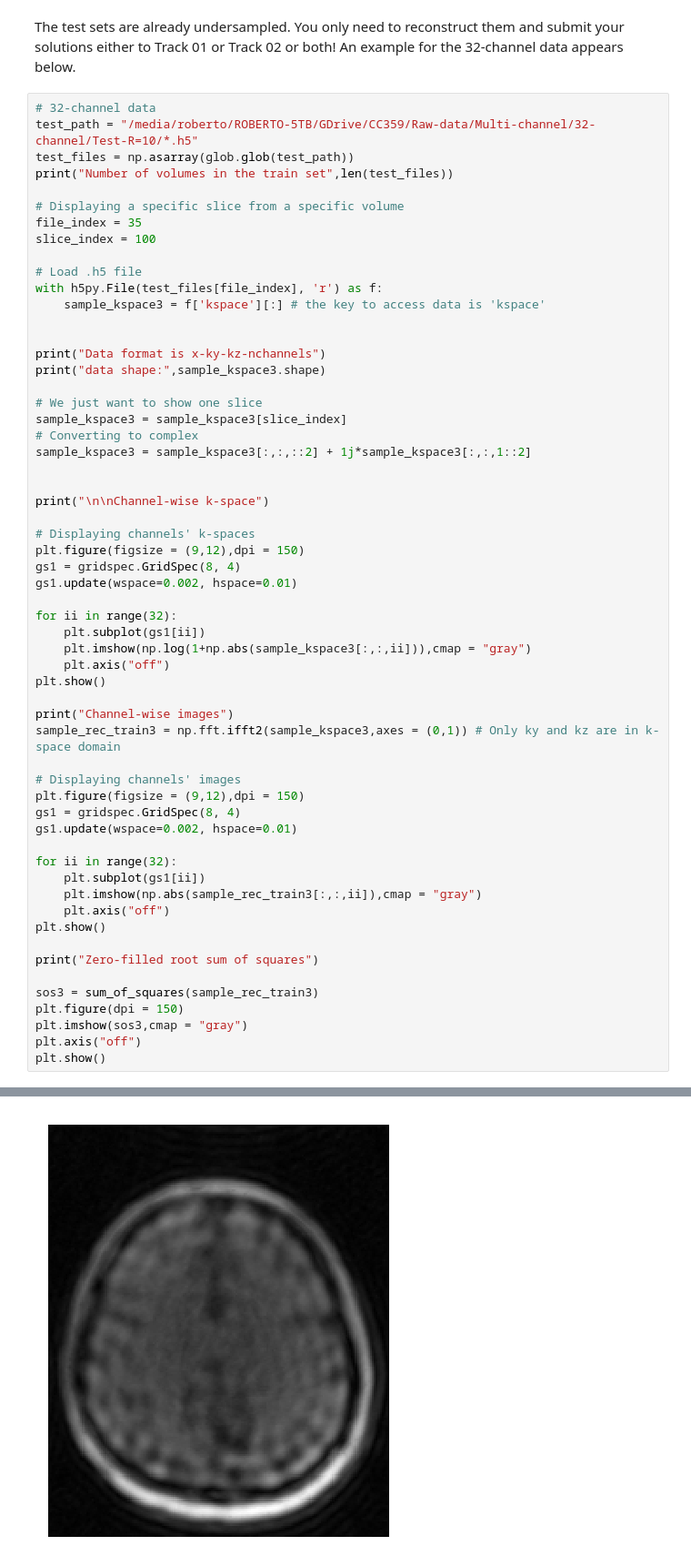
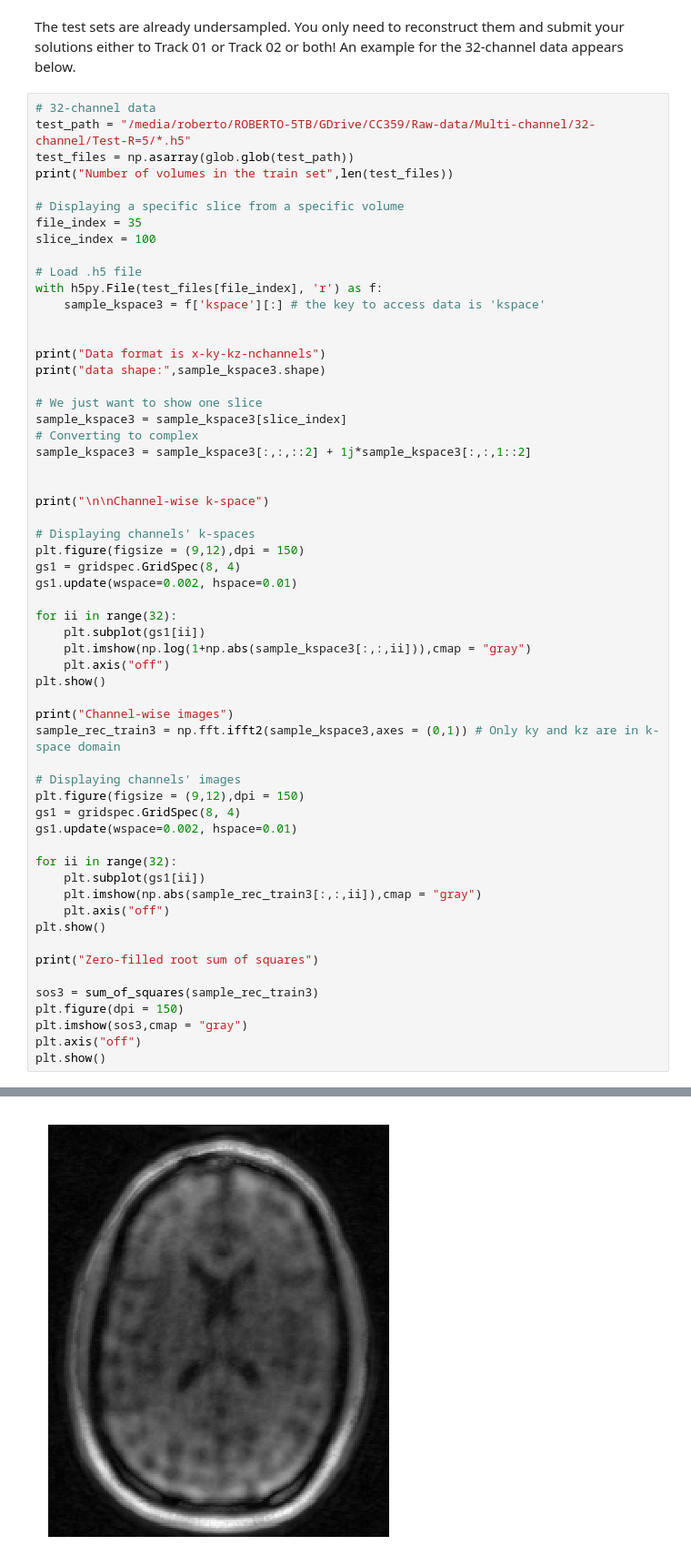
Before and after one commit to rmsouza01/MC-MRI-Rec, a Jupyter notebook: JNotebooks/getting-started/getting_started.ipynb, the cells around one changed output, grey strips where cells are left out. Shown: that part at 91% size. Saved outputs shown, nothing was run; the diff lists cells and outputs as text.

```diff
--- a/JNotebooks/getting-started/getting_started.ipynb
+++ b/JNotebooks/getting-started/getting_started.ipynb
@@ -177,7 +177,7 @@ Zero-filled root sum of squares reconstruction
 The test sets are already undersampled. You only need to reconstruct them and submit your solutions either to Track 01 or Track 02 or both! An example for the 32-channel data appears below.
 # %%
 # 32-channel data
-test_path = "/media/roberto/ROBERTO-5TB/GDrive/CC359/Raw-data/Multi-channel/32-channel/Test-R=10/*.h5"
+test_path = "/media/roberto/ROBERTO-5TB/GDrive/CC359/Raw-data/Multi-channel/32-channel/Test-R=5/*.h5"
 test_files = np.asarray(glob.glob(test_path))
 print("Number of volumes in the train set",len(test_files))
 
@@ -246,2 +246,2 @@ Channel-wise images
 Zero-filled root sum of squares
-[figure, old version]
+[figure, new version]
```
Also changed, not shown: parts of 1 cell of this notebook, 20 other files.
